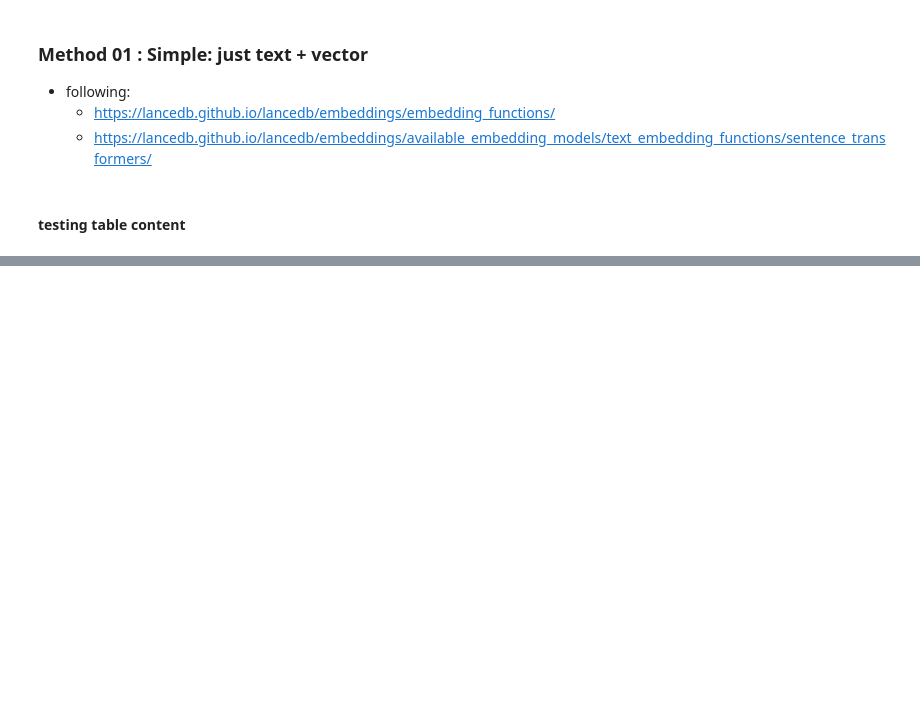
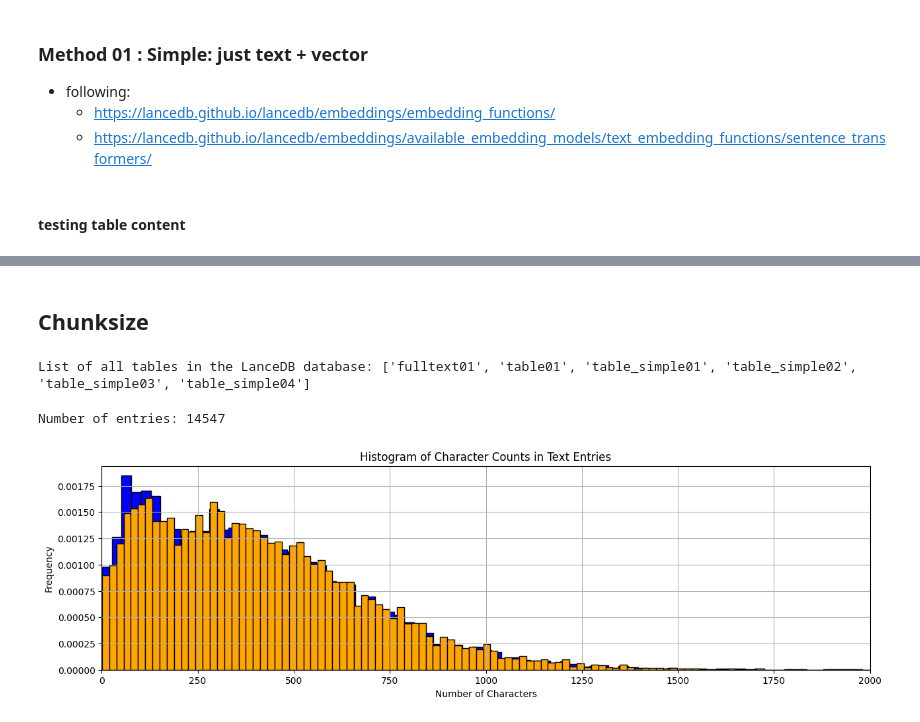
Before and after one commit to alexkolo/rag_nutrition_facts_blog, a Jupyter notebook: notebooks/data_ingestion.ipynb, the cells around one changed output, grey strips where cells are left out. Drawn from its saved outputs; the diff is of its cells as text; code cells hidden in the pictures; blank space fills up the shorter version.

```diff
--- a/notebooks/data_ingestion.ipynb
+++ b/notebooks/data_ingestion.ipynb
@@ -251,0 +309,31 @@ resp
+# %% [markdown]
+## Chunksize
+# %%
+# load database
+# Testing
+db = lancedb.connect(uri=LANCEDB_URI)
+print(f"List of all tables in the LanceDB database: {db.table_names()}")
+# %% [output]
+List of all tables in the LanceDB database: ['fulltext01', 'table01', 'table_simple01', 'table_simple02', 'table_simple03', 'table_simple04']
+# %%
+table01: Table = db.open_table("table_simple01")
+print(f"Number of entries: {table01.count_rows()}")
+# %% [output]
+Number of entries: 14547
+# %%
+char_counts01 = [len(text.as_py()) for text in table01.to_arrow()["text"]]
+# %%
+table03 = db.open_table("table_simple03")
+char_counts03 = [len(text.as_py()) for text in table03.to_arrow()["text"]]
+# %%
+plt.figure(figsize=(15, 4))
+plt.hist(char_counts01[:], bins=300, edgecolor="black", cumulative=False, density=True, color="blue")
+plt.hist(char_counts03[:], bins=300, edgecolor="black", cumulative=False, density=True, color="orange")
+plt.title("Histogram of Character Counts in Text Entries")
+plt.xlabel("Number of Characters")
+plt.ylabel("Frequency")
+plt.xlim(0, 2000)
+plt.grid(True)
+plt.show()
+# %% [output]
+[figure, added]
```
Also changed, not shown: parts of 9 cells of this notebook, 6 other files.
